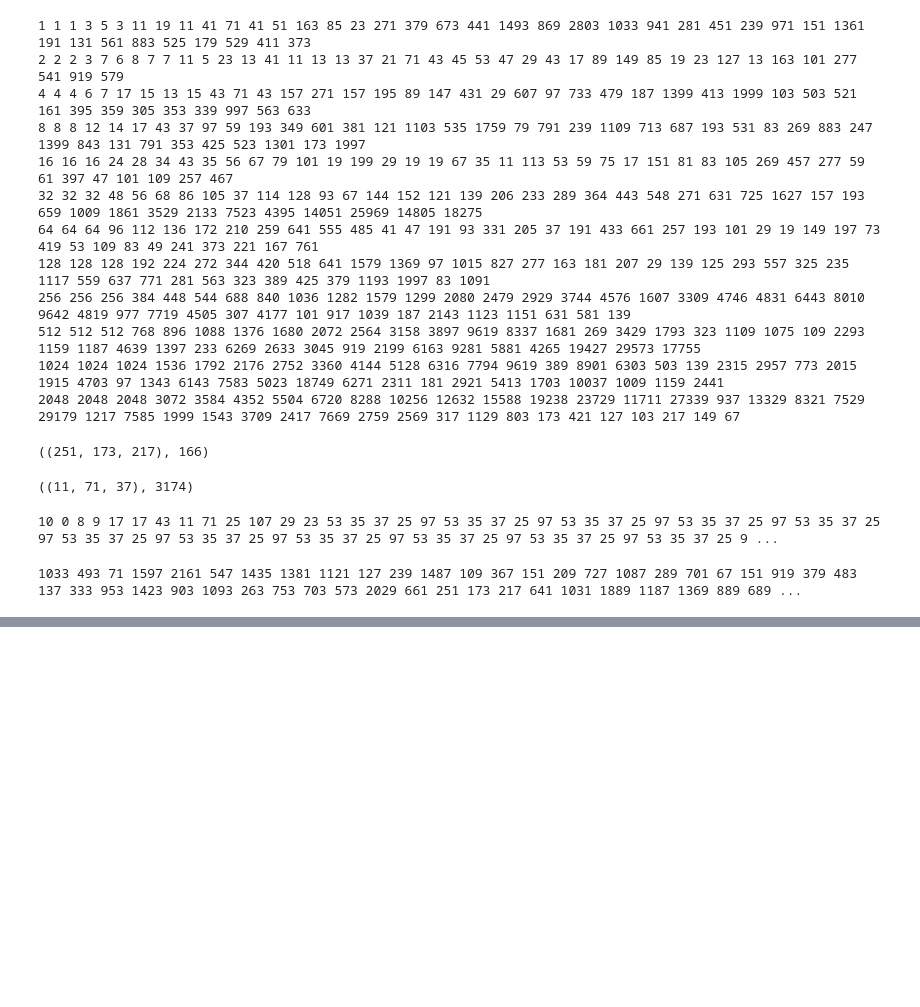
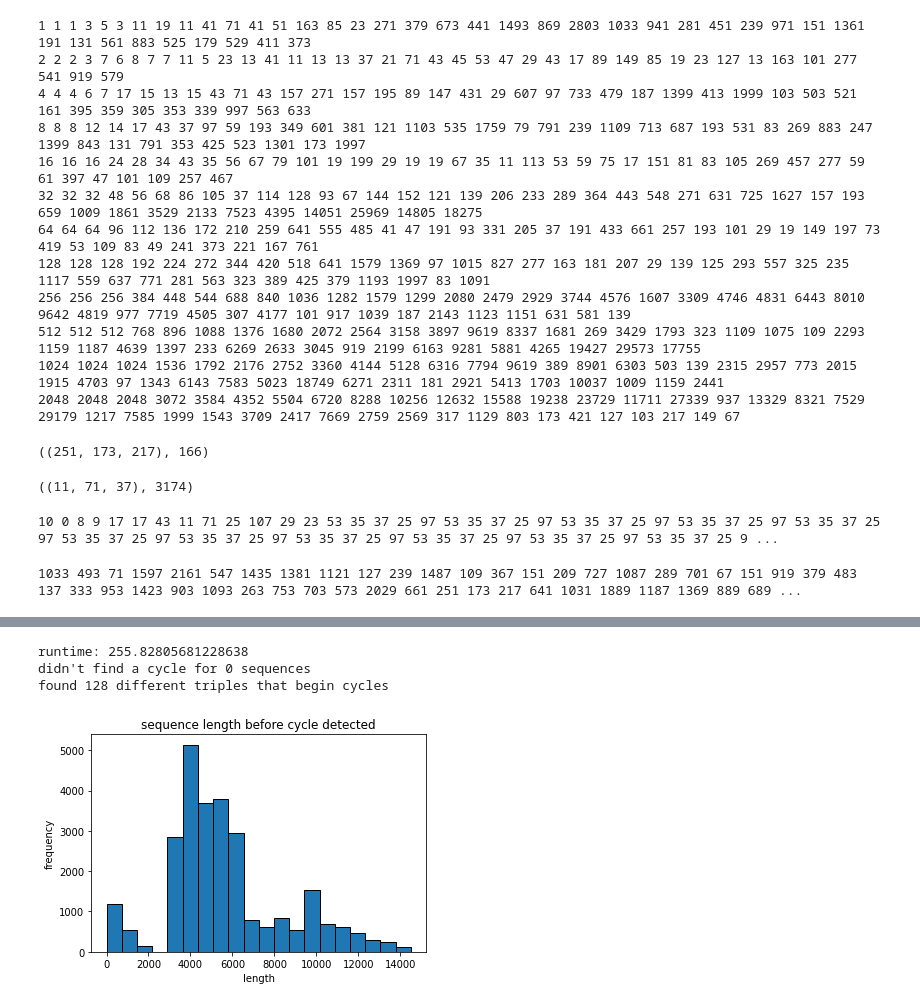
Before and after one commit to mlwright84/subtrib, a Jupyter notebook: Exploration_of_Subprime_Tribonacci_Sequences.ipynb, the cells around one changed output, grey strips where cells are left out. Cells and saved outputs as stored; diff of their text form; code cells hidden in the pictures; blank space fills up the shorter version.

```diff
--- a/Exploration_of_Subprime_Tribonacci_Sequences.ipynb
+++ b/Exploration_of_Subprime_Tribonacci_Sequences.ipynb
@@ -132,0 +257,3 @@ print(*temp)
+# %%
+for c in cycleList:
+  print(len(c), ":", *c)
@@ -132,0 +276,34 @@ print(*temp)
+# %%
+t0 = time.time()
+
+m = 30              # max starting integer is m-1
+maxTerms = 10000000 # max number of terms to compute in any sequence
+noCycle = 0         # count how many times we don't find a cycle
+lenList = []        # track the lengths of the sequences before we detect a cycle
+tripleSet = set()   # track the triples that begin each cycle
+
+for a in range(m):
+  for b in range(m):
+    for c in range(m):
+      res = findSubTribCycle(a, b, c, maxTerms)
+      if res == None:
+        noCycle += 1
+      else:
+        lenList.append(res[1])
+        tripleSet.add(res[0])
+
+t1 = time.time()
+
+print("runtime:", t1-t0)
+print(f"didn't find a cycle for {noCycle} sequences")
+print(f"found {len(tripleSet)} different triples that begin cycles")
+
+plt.hist(lenList, bins=20, alpha=1, linewidth=1, edgecolor='black')
+plt.title("sequence length before cycle detected")
+plt.xlabel("length")
+plt.ylabel("frequency");
+# %% [output]
+runtime: 255.82805681228638
+didn't find a cycle for 0 sequences
+found 128 different triples that begin cycles
+[figure, added]
```
Also changed, not shown: parts of 37 cells of this notebook.
